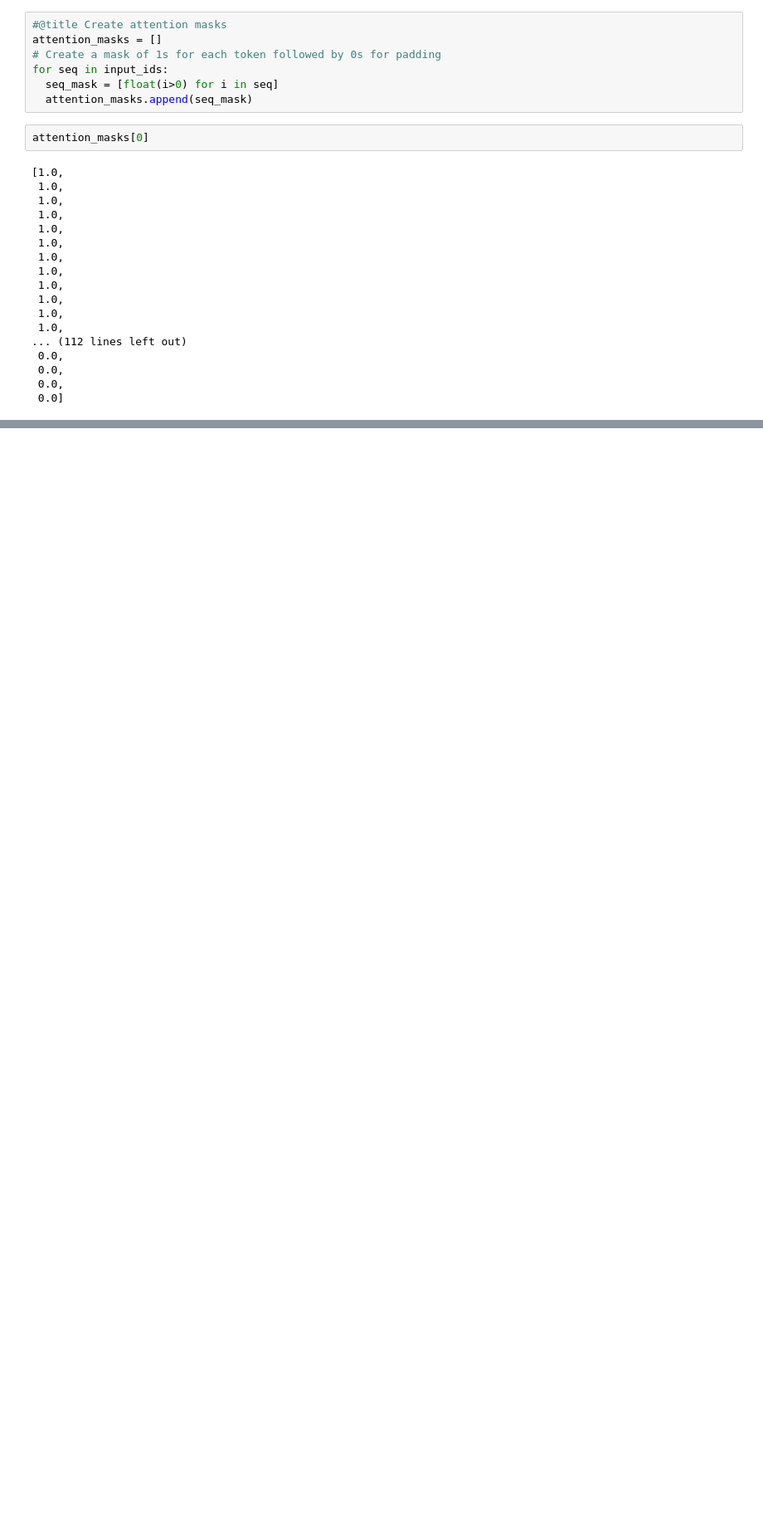
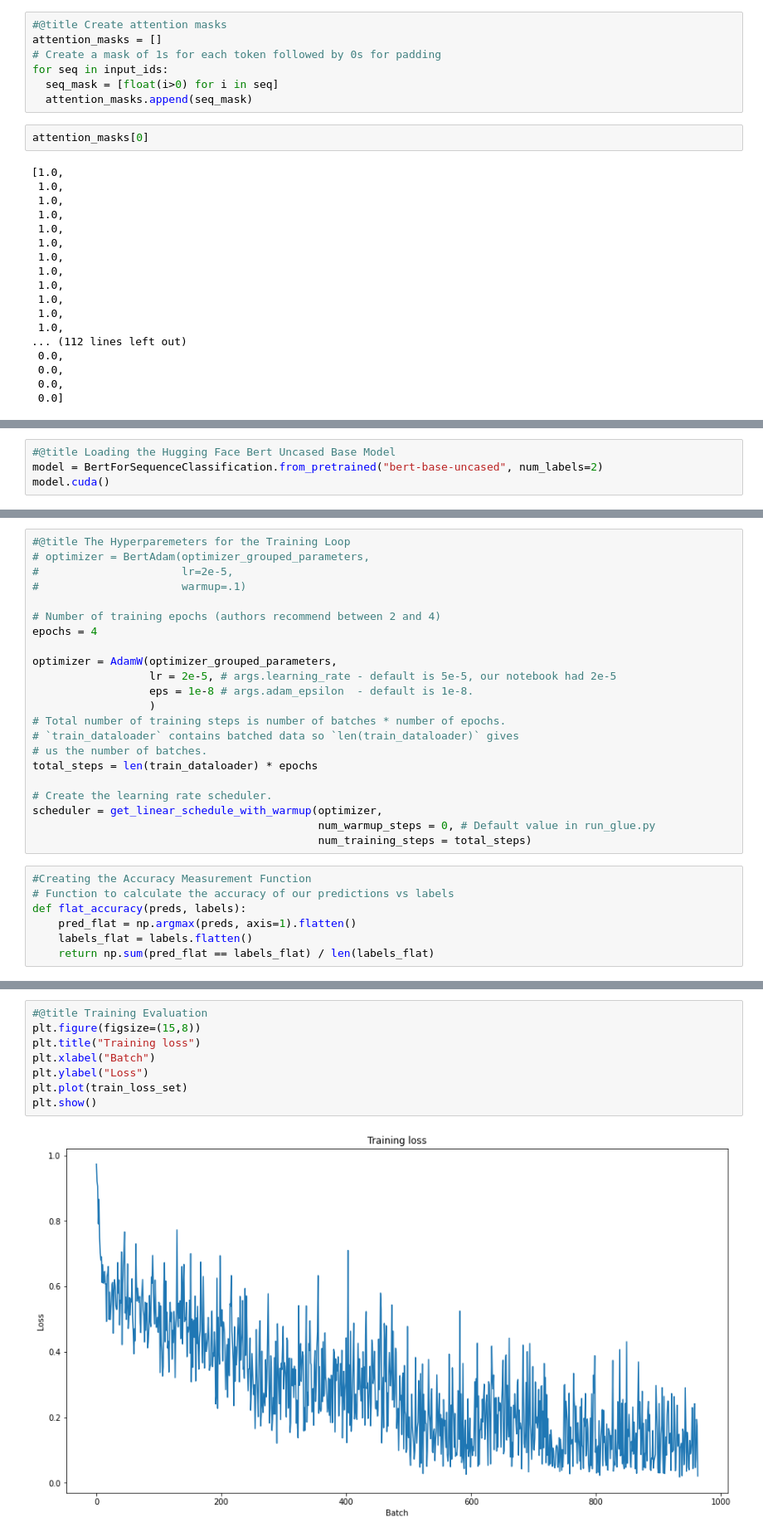
Before and after one commit to psygrammer/psypy_lm, a Jupyter notebook: notebooks/ch02/02_fine_tuning_bert.ipynb, the cells around one changed output, grey strips where cells are left out. Shown at 83% size. Cells and saved outputs as stored; diff of their text form; blank space fills up the shorter version.

```diff
--- a/notebooks/ch02/02_fine_tuning_bert.ipynb
+++ b/notebooks/ch02/02_fine_tuning_bert.ipynb
@@ -187,0 +315,4 @@ attention_masks[0]
+# %%
+#@title Loading the Hugging Face Bert Uncased Base Model
+model = BertForSequenceClassification.from_pretrained("bert-base-uncased", num_labels=2)
+model.cuda()
@@ -187,0 +365,29 @@ attention_masks[0]
+# %%
+#@title The Hyperparemeters for the Training Loop
+# optimizer = BertAdam(optimizer_grouped_parameters,
+#                      lr=2e-5,
+#                      warmup=.1)
+
+# Number of training epochs (authors recommend between 2 and 4)
+epochs = 4
+
+optimizer = AdamW(optimizer_grouped_parameters,
+                  lr = 2e-5, # args.learning_rate - default is 5e-5, our notebook had 2e-5
+                  eps = 1e-8 # args.adam_epsilon  - default is 1e-8.
+                  )
+# Total number of training steps is number of batches * number of epochs.
+# `train_dataloader` contains batched data so `len(train_dataloader)` gives
+# us the number of batches.
+total_steps = len(train_dataloader) * epochs
+
+# Create the learning rate scheduler.
+scheduler = get_linear_schedule_with_warmup(optimizer,
+                                            num_warmup_steps = 0, # Default value in run_glue.py
+                                            num_training_steps = total_steps)
+# %%
+#Creating the Accuracy Measurement Function
+# Function to calculate the accuracy of our predictions vs labels
+def flat_accuracy(preds, labels):
+    pred_flat = np.argmax(preds, axis=1).flatten()
+    labels_flat = labels.flatten()
+    return np.sum(pred_flat == labels_flat) / len(labels_flat)
@@ -187,0 +482,10 @@ attention_masks[0]
+# %%
+#@title Training Evaluation
+plt.figure(figsize=(15,8))
+plt.title("Training loss")
+plt.xlabel("Batch")
+plt.ylabel("Loss")
+plt.plot(train_loss_set)
+plt.show()
+# %% [output]
+[figure, added]
```
Also changed, not shown: parts of 24 cells of this notebook.
